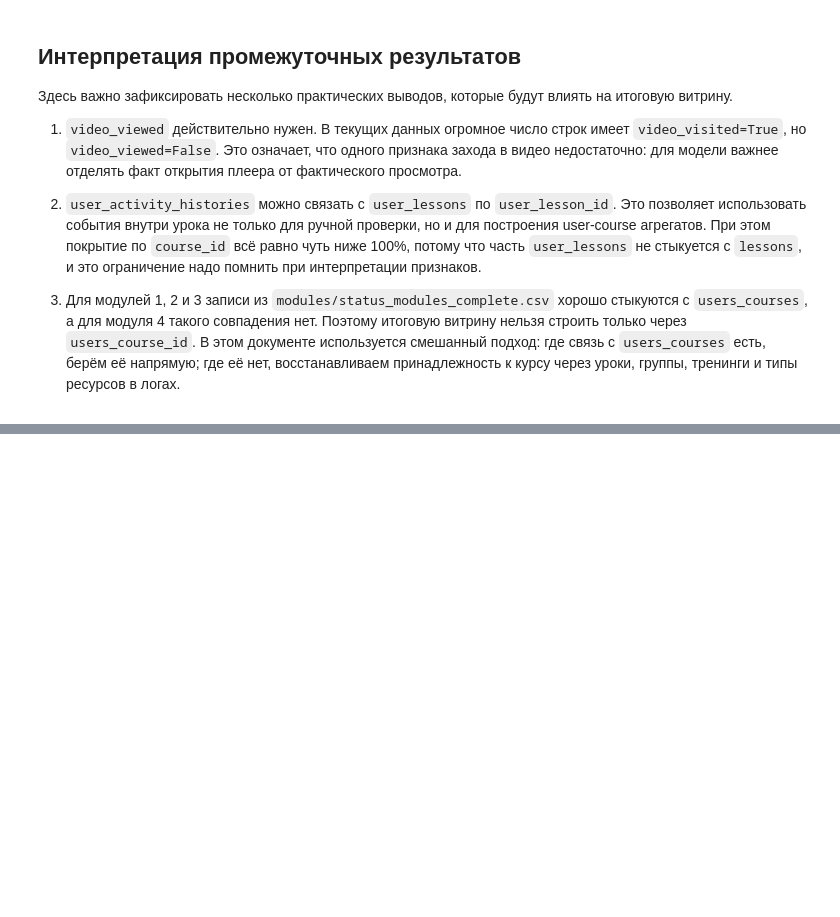
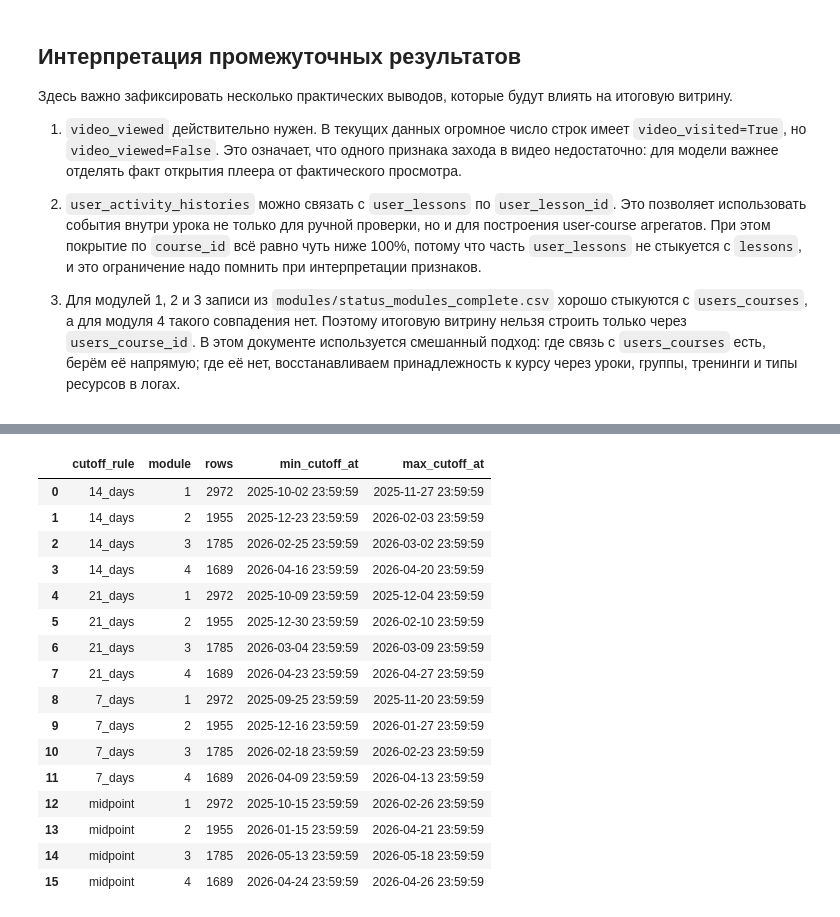
Before and after one commit to mariyakukhtinova-sys/hackaton_mipt_ds_25, a Jupyter notebook: dataset_cleaning.ipynb, the cells around one changed output, grey strips where cells are left out. Cells and saved outputs as stored; diff of their text form; code cells hidden in the pictures; blank space fills up the shorter version.

Commit message:
Теперь формирую temporal-cutoff датасеты

```diff
--- a/dataset_cleaning.ipynb
+++ b/dataset_cleaning.ipynb
@@ -1406,0 +1752,77 @@ print("Форма итоговой user-course витрины:", modeling_datase
+# %%
+# Эти поля остаются в каждой snapshot-строке как базовая population-часть.
+snapshot_population_export_cols = [
+    "module",
+    "user_id",
+    "course_id",
+    "cutoff_rule",
+    "club_name",
+    "teacher_id",
+    "cohort_id",
+    "level_bin",
+    "actual_target",
+    "heuristic_target",
+    "module_start_at",
+    "cutoff_at",
+]
+
+# Разворачиваем каждую строку population в четыре cutoff-версии.
+snapshot_population_df = snapshot_population_base_df.merge(snapshot_specs_df, how="cross")
+
+# Для fixed-day cutoff ставим конец соответствующего дня от старта модуля.
+snapshot_population_df["requested_cutoff_at"] = pd.NaT
+snapshot_population_df.loc[snapshot_population_df["cutoff_rule"].eq("7_days"), "requested_cutoff_at"] = to_eod(
+    snapshot_population_df.loc[snapshot_population_df["cutoff_rule"].eq("7_days"), "module_start_at"] + pd.Timedelta(days=6)
+)
+snapshot_population_df.loc[snapshot_population_df["cutoff_rule"].eq("14_days"), "requested_cutoff_at"] = to_eod(
+    snapshot_population_df.loc[snapshot_population_df["cutoff_rule"].eq("14_days"), "module_start_at"] + pd.Timedelta(days=13)
+)
+snapshot_population_df.loc[snapshot_population_df["cutoff_rule"].eq("21_days"), "requested_cutoff_at"] = to_eod(
+    snapshot_population_df.loc[snapshot_population_df["cutoff_rule"].eq("21_days"), "module_start_at"] + pd.Timedelta(days=20)
+)
+
+# Для midpoint берём середину между module_start_at и module_end_at.
+midpoint_days = (
+    (
+        snapshot_population_df.loc[snapshot_population_df["cutoff_rule"].eq("midpoint"), "module_end_at"].dt.normalize()
+        - snapshot_population_df.loc[snapshot_population_df["cutoff_rule"].eq("midpoint"), "module_start_at"].dt.normalize()
+    ).dt.days // 2
+).clip(lower=0)
+snapshot_population_df.loc[snapshot_population_df["cutoff_rule"].eq("midpoint"), "requested_cutoff_at"] = to_eod(
+    snapshot_population_df.loc[snapshot_population_df["cutoff_rule"].eq("midpoint"), "module_start_at"]
+    + pd.to_timedelta(midpoint_days, unit="D")
+)
+
+# Итоговый cutoff не должен выходить за конец модуля.
+snapshot_population_df["cutoff_at"] = snapshot_population_df[["requested_cutoff_at", "module_end_at"]].min(axis=1)
+
+# Небольшой QC: сколько строк и какой диапазон дат получился по каждому правилу.
+snapshot_cutoff_inventory_df = (
+    snapshot_population_df.groupby(["cutoff_rule", "module"], dropna=False, observed=True)
+    .agg(
+        rows=("module", "size"),
+        min_cutoff_at=("cutoff_at", "min"),
+        max_cutoff_at=("cutoff_at", "max"),
+    )
+    .reset_index()
+)
+
+display(snapshot_cutoff_inventory_df)
+# %% [output]
+|  | cutoff_rule | module | rows | min_cutoff_at | max_cutoff_at |
+| 0 | 14_days | 1 | 2972 | 2025-10-02 23:59:59 | 2025-11-27 23:59:59 |
+| 1 | 14_days | 2 | 1955 | 2025-12-23 23:59:59 | 2026-02-03 23:59:59 |
+| 2 | 14_days | 3 | 1785 | 2026-02-25 23:59:59 | 2026-03-02 23:59:59 |
+| 3 | 14_days | 4 | 1689 | 2026-04-16 23:59:59 | 2026-04-20 23:59:59 |
+| 4 | 21_days | 1 | 2972 | 2025-10-09 23:59:59 | 2025-12-04 23:59:59 |
+| 5 | 21_days | 2 | 1955 | 2025-12-30 23:59:59 | 2026-02-10 23:59:59 |
+| 6 | 21_days | 3 | 1785 | 2026-03-04 23:59:59 | 2026-03-09 23:59:59 |
+| 7 | 21_days | 4 | 1689 | 2026-04-23 23:59:59 | 2026-04-27 23:59:59 |
+| 8 | 7_days | 1 | 2972 | 2025-09-25 23:59:59 | 2025-11-20 23:59:59 |
+| 9 | 7_days | 2 | 1955 | 2025-12-16 23:59:59 | 2026-01-27 23:59:59 |
+| 10 | 7_days | 3 | 1785 | 2026-02-18 23:59:59 | 2026-02-23 23:59:59 |
+| 11 | 7_days | 4 | 1689 | 2026-04-09 23:59:59 | 2026-04-13 23:59:59 |
+| 12 | midpoint | 1 | 2972 | 2025-10-15 23:59:59 | 2026-02-26 23:59:59 |
+| 13 | midpoint | 2 | 1955 | 2026-01-15 23:59:59 | 2026-04-21 23:59:59 |
+| 14 | midpoint | 3 | 1785 | 2026-05-13 23:59:59 | 2026-05-18 23:59:59 |
+| 15 | midpoint | 4 | 1689 | 2026-04-24 23:59:59 | 2026-04-26 23:59:59 |
```
Also changed, not shown: parts of 31 cells of this notebook, 3 other files.
